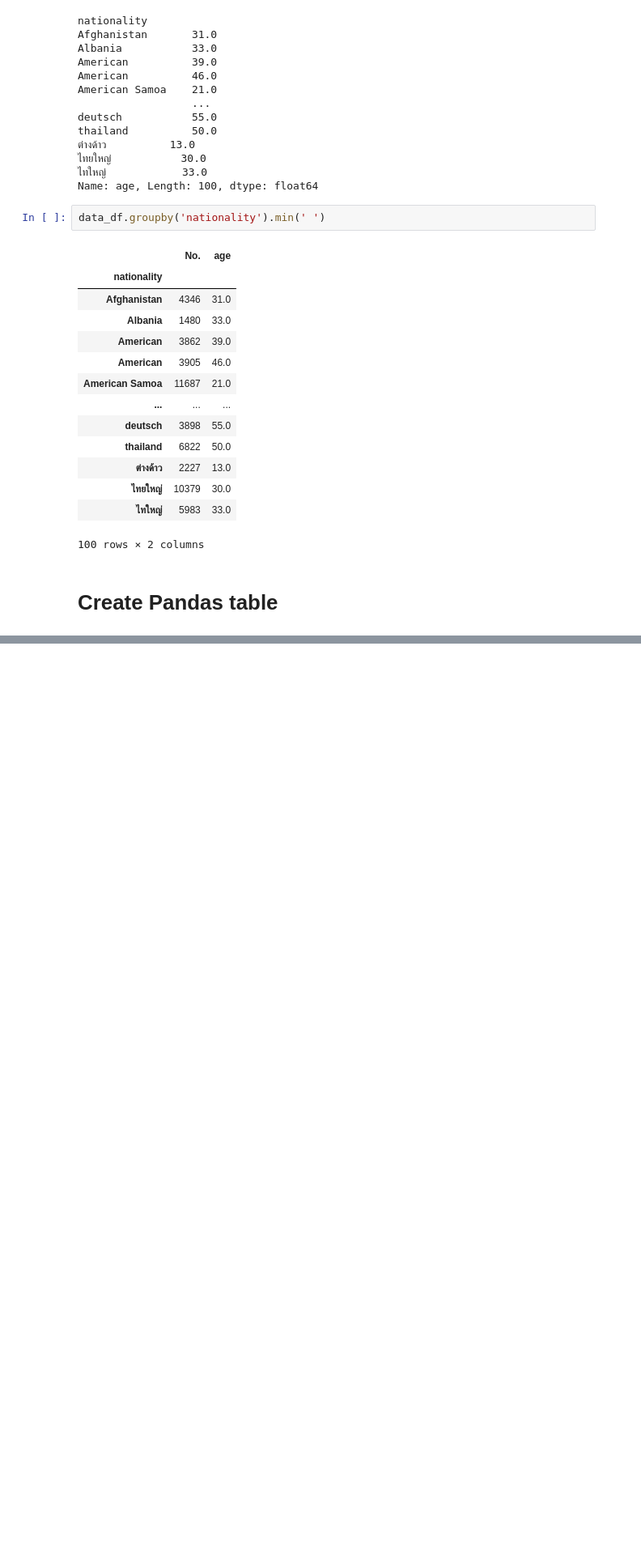
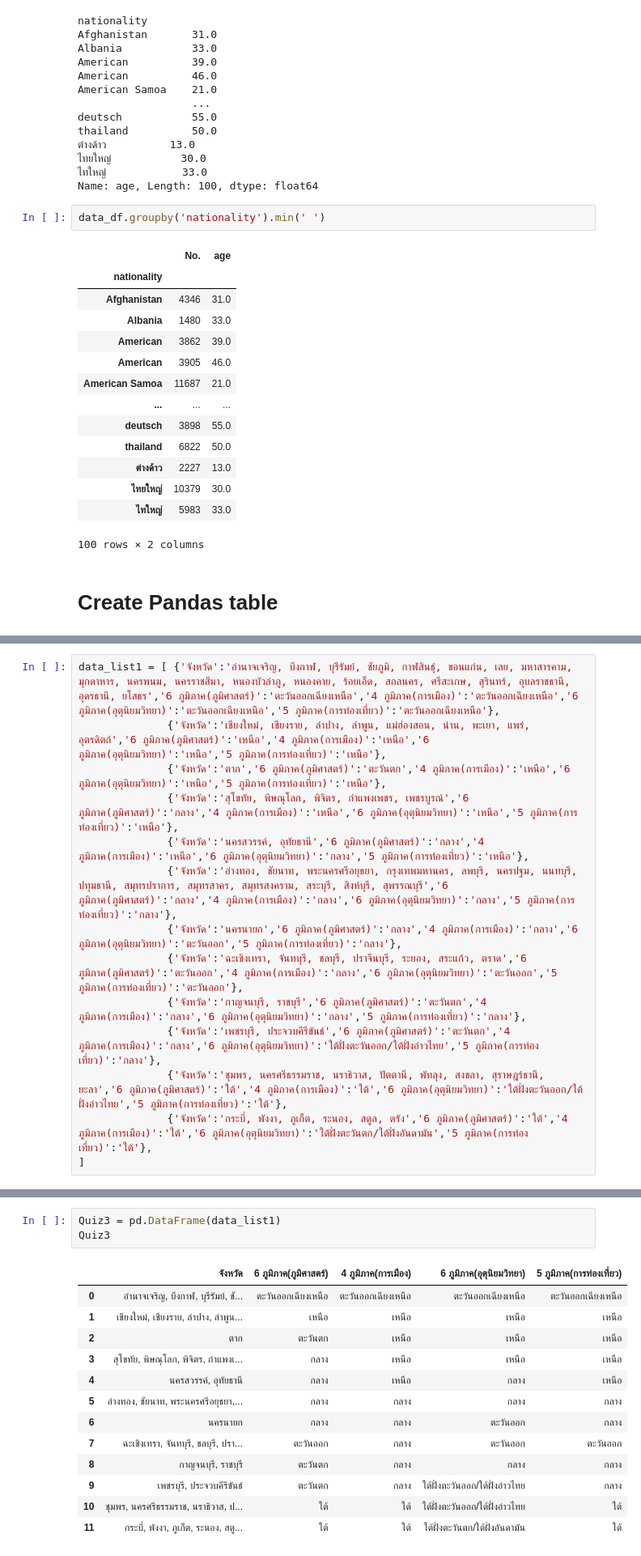
Before and after one commit to Kanyawesr/data_viz_2022, a Jupyter notebook: Pandas102.ipynb, the cells around one changed output, grey strips where cells are left out. Shown at 81% size. Cells and saved outputs as stored; diff of their text form; blank space fills up the shorter version.

Commit message:
Quiz 3

```diff
--- a/Pandas102.ipynb
+++ b/Pandas102.ipynb
@@ -417,0 +480,14 @@ data_df.groupby('nationality').min(' ')
+# %%
+data_list1 = [ {'จังหวัด':'อำนาจเจริญ, บึงกาฬ, บุรีรัมย์, ชัยภูมิ, กาฬสินธุ์, ขอนแก่น, เลย, มหาสารคาม, มุกดาหาร, นครพนม, นครราชสีมา, หนองบัวลำภู, หนองคาย, ร้อยเอ็ด, สกลนคร, ศรีสะเกษ, สุรินทร์, อุบลราชธานี, อุดรธานี, ยโสธร','6 ภูมิภาค(ภูมิศาสตร์)':'ตะวันออกเฉียงเหนือ','4 ภูมิภาค(การเมือง)':'ตะวันออกเฉียงเหนือ','6 ภูมิภาค(อุตุนิยมวิทยา)':'ตะวันออกเฉียงเหนือ','5 ภูมิภาค(การท่องเที่ยว)':'ตะวันออกเฉียงเหนือ'},
+              {'จังหวัด':'เชียงใหม่, เชียงราย, ลำปาง, ลำพูน, แม่ฮ่องสอน, น่าน, พะเยา, แพร่, อุตรดิตถ์','6 ภูมิภาค(ภูมิศาสตร์)':'เหนือ','4 ภูมิภาค(การเมือง)':'เหนือ','6 ภูมิภาค(อุตุนิยมวิทยา)':'เหนือ','5 ภูมิภาค(การท่องเที่ยว)':'เหนือ'},
+              {'จังหวัด':'ตาก','6 ภูมิภาค(ภูมิศาสตร์)':'ตะวันตก','4 ภูมิภาค(การเมือง)':'เหนือ','6 ภูมิภาค(อุตุนิยมวิทยา)':'เหนือ','5 ภูมิภาค(การท่องเที่ยว)':'เหนือ'},
+              {'จังหวัด':'สุโขทัย, พิษณุโลก, พิจิตร, กำแพงเพชร, เพชรบูรณ์','6 ภูมิภาค(ภูมิศาสตร์)':'กลาง','4 ภูมิภาค(การเมือง)':'เหนือ','6 ภูมิภาค(อุตุนิยมวิทยา)':'เหนือ','5 ภูมิภาค(การท่องเที่ยว)':'เหนือ'},
+              {'จังหวัด':'นครสวรรค์, อุทัยธานี','6 ภูมิภาค(ภูมิศาสตร์)':'กลาง','4 ภูมิภาค(การเมือง)':'เหนือ','6 ภูมิภาค(อุตุนิยมวิทยา)':'กลาง','5 ภูมิภาค(การท่องเที่ยว)':'เหนือ'},
+              {'จังหวัด':'อ่างทอง, ชัยนาท, พระนครศรีอยุธยา, กรุงเทพมหานคร, ลพบุรี, นครปฐม, นนทบุรี, ปทุมธานี, สมุทรปราการ, สมุทรสาคร, สมุทรสงคราม, สระบุรี, สิงห์บุรี, สุพรรณบุรี','6 ภูมิภาค(ภูมิศาสตร์)':'กลาง','4 ภูมิภาค(การเมือง)':'กลาง','6 ภูมิภาค(อุตุนิยมวิทยา)':'กลาง','5 ภูมิภาค(การท่องเที่ยว)':'กลาง'},
+              {'จังหวัด':'นครนายก','6 ภูมิภาค(ภูมิศาสตร์)':'กลาง','4 ภูมิภาค(การเมือง)':'กลาง','6 ภูมิภาค(อุตุนิยมวิทยา)':'ตะวันออก','5 ภูมิภาค(การท่องเที่ยว)':'กลาง'},
+              {'จังหวัด':'ฉะเชิงเทรา, จันทบุรี, ชลบุรี, ปราจีนบุรี, ระยอง, สระแก้ว, ตราด','6 ภูมิภาค(ภูมิศาสตร์)':'ตะวันออก','4 ภูมิภาค(การเมือง)':'กลาง','6 ภูมิภาค(อุตุนิยมวิทยา)':'ตะวันออก','5 ภูมิภาค(การท่องเที่ยว)':'ตะวันออก'},
+              {'จังหวัด':'กาญจนบุรี, ราชบุรี','6 ภูมิภาค(ภูมิศาสตร์)':'ตะวันตก','4 ภูมิภาค(การเมือง)':'กลาง','6 ภูมิภาค(อุตุนิยมวิทยา)':'กลาง','5 ภูมิภาค(การท่องเที่ยว)':'กลาง'},
+              {'จังหวัด':'เพชรบุรี, ประจวบคีรีขันธ์','6 ภูมิภาค(ภูมิศาสตร์)':'ตะวันตก','4 ภูมิภาค(การเมือง)':'กลาง','6 ภูมิภาค(อุตุนิยมวิทยา)':'ใต้ฝั่งตะวันออก/ใต้ฝั่งอ่าวไทย','5 ภูมิภาค(การท่องเที่ยว)':'กลาง'},
+              {'จังหวัด':'ชุมพร, นครศรีธรรมราช, นราธิวาส, ปัตตานี, พัทลุง, สงขลา, สุราษฎร์ธานี, ยะลา','6 ภูมิภาค(ภูมิศาสตร์)':'ใต้','4 ภูมิภาค(การเมือง)':'ใต้','6 ภูมิภาค(อุตุนิยมวิทยา)':'ใต้ฝั่งตะวันออก/ใต้ฝั่งอ่าวไทย','5 ภูมิภาค(การท่องเที่ยว)':'ใต้'},
+              {'จังหวัด':'กระบี่, พังงา, ภูเก็ต, ระนอง, สตูล, ตรัง','6 ภูมิภาค(ภูมิศาสตร์)':'ใต้','4 ภูมิภาค(การเมือง)':'ใต้','6 ภูมิภาค(อุตุนิยมวิทยา)':'ใต้ฝั่งตะวันตก/ใต้ฝั่งอันดามัน','5 ภูมิภาค(การท่องเที่ยว)':'ใต้'},
+]
@@ -417,0 +514,17 @@ data_df.groupby('nationality').min(' ')
+# %%
+Quiz3 = pd.DataFrame(data_list1)
+Quiz3
+# %% [output]
+|  | จังหวัด | 6 ภูมิภาค(ภูมิศาสตร์) | 4 ภูมิภาค(การเมือง) | 6 ภูมิภาค(อุตุนิยมวิทยา) | 5 ภูมิภาค(การท่องเที่ยว) |
+| 0 | อำนาจเจริญ, บึงกาฬ, บุรีรัมย์, ชั... | ตะวันออกเฉียงเหนือ | ตะวันออกเฉียงเหนือ | ตะวันออกเฉียงเหนือ | ตะวันออกเฉียงเหนือ |
+| 1 | เชียงใหม่, เชียงราย, ลำปาง, ลำพูน... | เหนือ | เหนือ | เหนือ | เหนือ |
+| 2 | ตาก | ตะวันตก | เหนือ | เหนือ | เหนือ |
+| 3 | สุโขทัย, พิษณุโลก, พิจิตร, กำแพงเ... | กลาง | เหนือ | เหนือ | เหนือ |
+| 4 | นครสวรรค์, อุทัยธานี | กลาง | เหนือ | กลาง | เหนือ |
+| 5 | อ่างทอง, ชัยนาท, พระนครศรีอยุธยา,... | กลาง | กลาง | กลาง | กลาง |
+| 6 | นครนายก | กลาง | กลาง | ตะวันออก | กลาง |
+| 7 | ฉะเชิงเทรา, จันทบุรี, ชลบุรี, ปรา... | ตะวันออก | กลาง | ตะวันออก | ตะวันออก |
+| 8 | กาญจนบุรี, ราชบุรี | ตะวันตก | กลาง | กลาง | กลาง |
+| 9 | เพชรบุรี, ประจวบคีรีขันธ์ | ตะวันตก | กลาง | ใต้ฝั่งตะวันออก/ใต้ฝั่งอ่าวไทย | กลาง |
+| 10 | ชุมพร, นครศรีธรรมราช, นราธิวาส, ป... | ใต้ | ใต้ | ใต้ฝั่งตะวันออก/ใต้ฝั่งอ่าวไทย | ใต้ |
+| 11 | กระบี่, พังงา, ภูเก็ต, ระนอง, สตู... | ใต้ | ใต้ | ใต้ฝั่งตะวันตก/ใต้ฝั่งอันดามัน | ใต้ |
```
Also changed, not shown: parts of 18 cells of this notebook.
